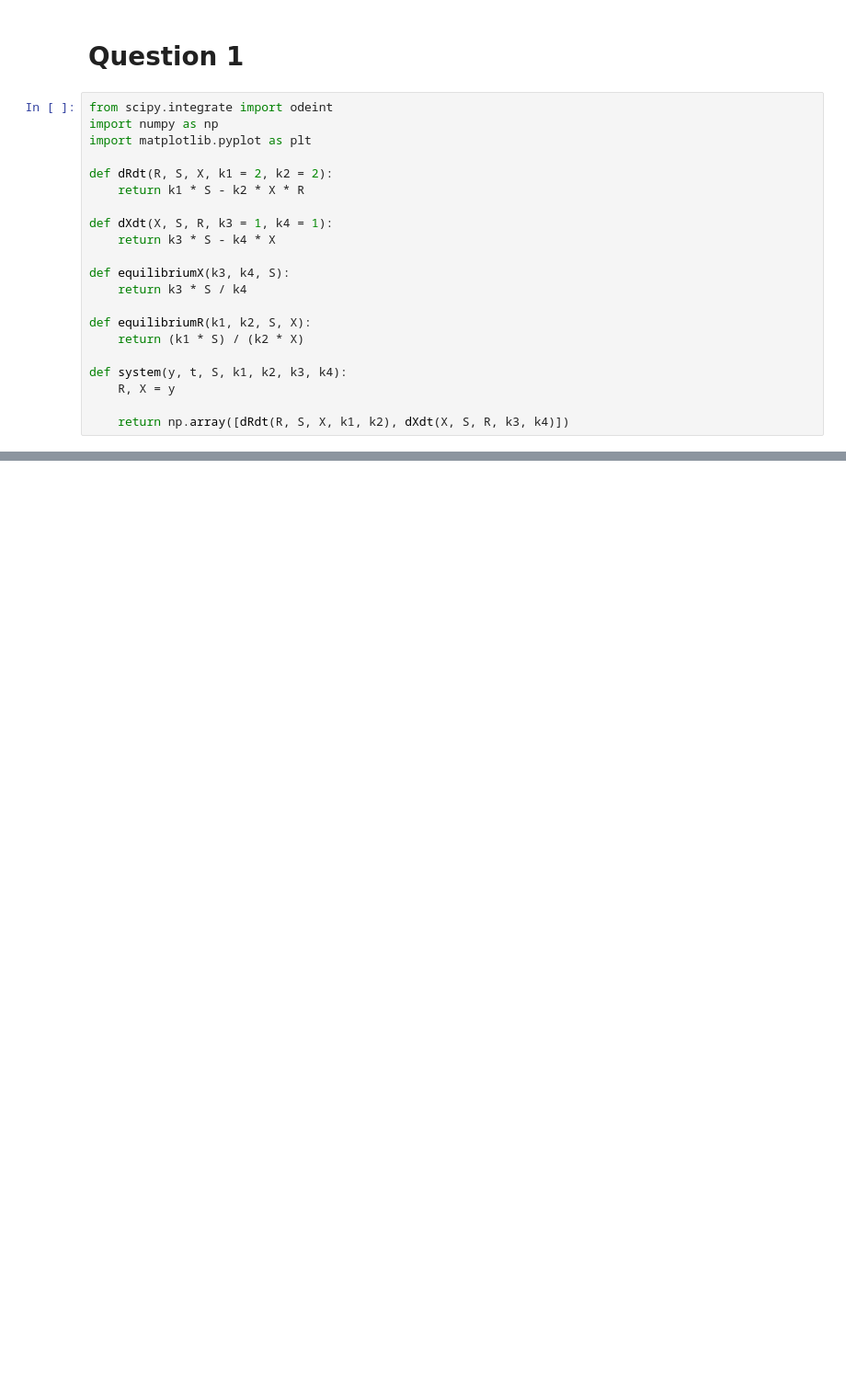
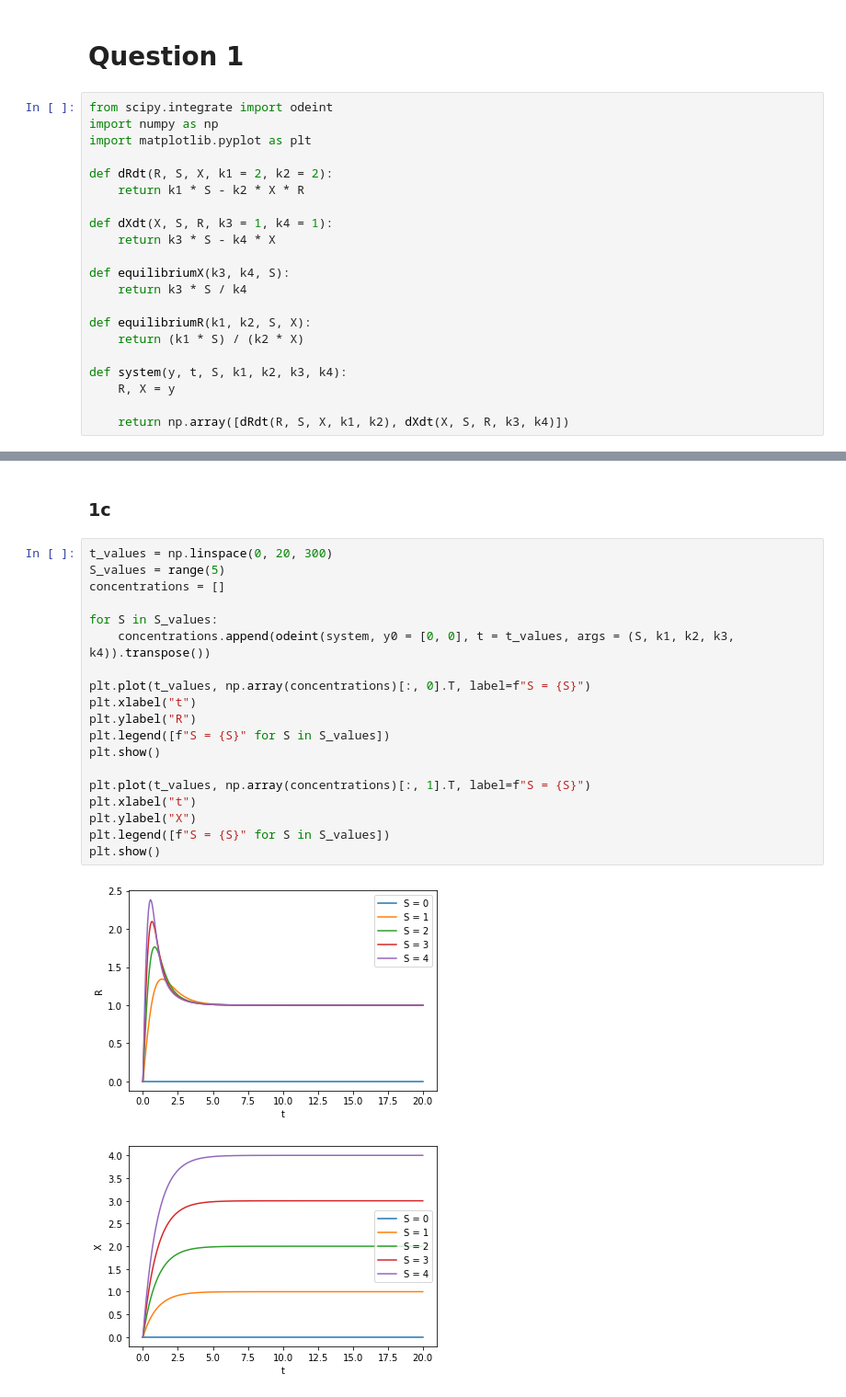
Before and after one commit to Nickvs99/ComputationalBiology, a Jupyter notebook: Set2/set2.ipynb, the cells around one changed output, grey strips where cells are left out. Shown at 92% size. Cells and saved outputs as stored; diff of their text form; blank space fills up the shorter version.

```diff
--- a/Set2/set2.ipynb
+++ b/Set2/set2.ipynb
@@ -42,0 +61,24 @@ plt.show()
+# %% [markdown]
+### 1c
+# %%
+t_values = np.linspace(0, 20, 300)
+S_values = range(5)
+concentrations = []
+
+for S in S_values:
+    concentrations.append(odeint(system, y0 = [0, 0], t = t_values, args = (S, k1, k2, k3, k4)).transpose())
+
+plt.plot(t_values, np.array(concentrations)[:, 0].T, label=f"S = {S}")
+plt.xlabel("t")
+plt.ylabel("R")
+plt.legend([f"S = {S}" for S in S_values])
+plt.show()
+
+plt.plot(t_values, np.array(concentrations)[:, 1].T, label=f"S = {S}")
+plt.xlabel("t")
+plt.ylabel("X")
+plt.legend([f"S = {S}" for S in S_values])
+plt.show()
+# %% [output]
+[figure, added]
+[figure, added]
```
Also changed, not shown: parts of 7 cells of this notebook.
